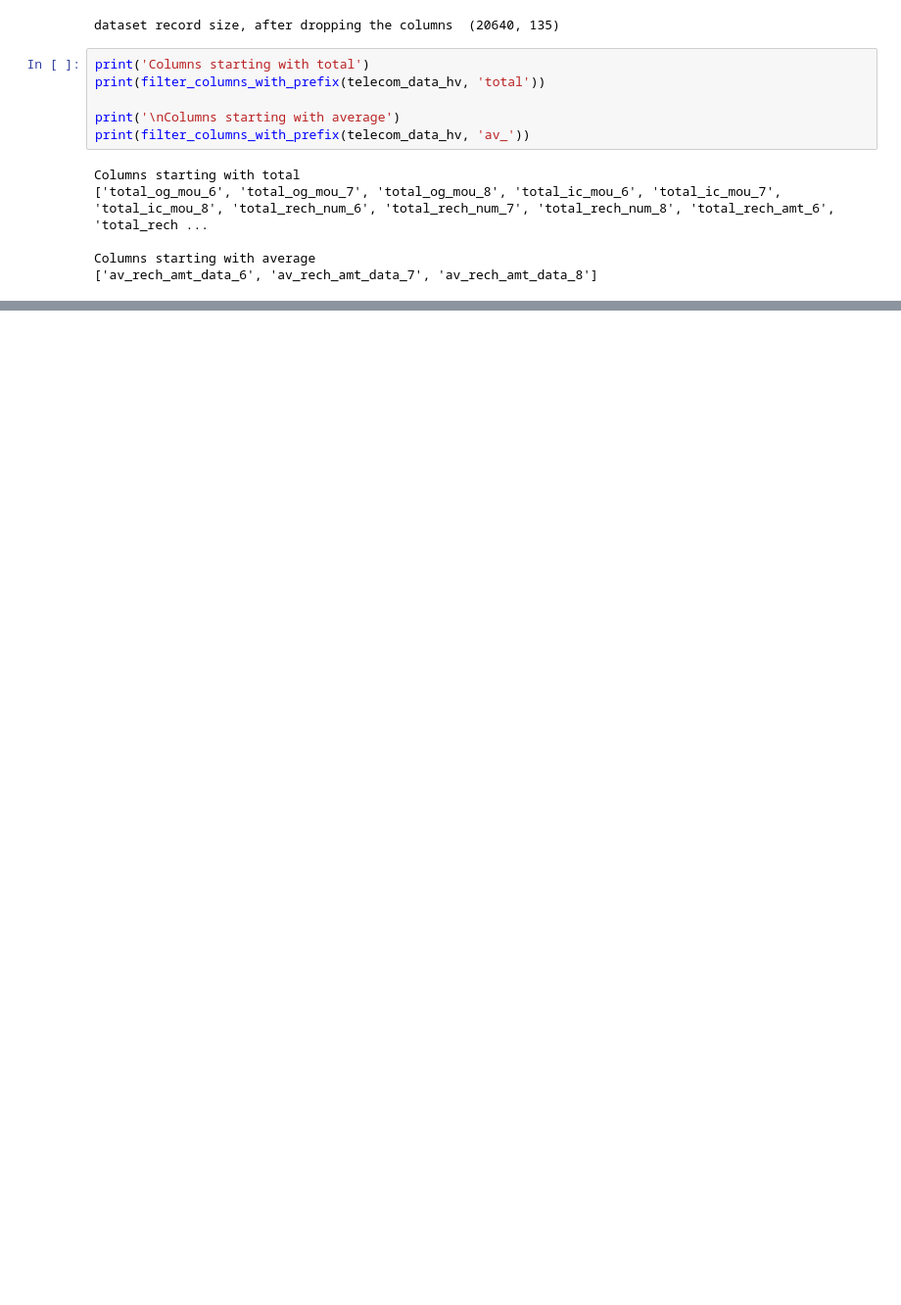
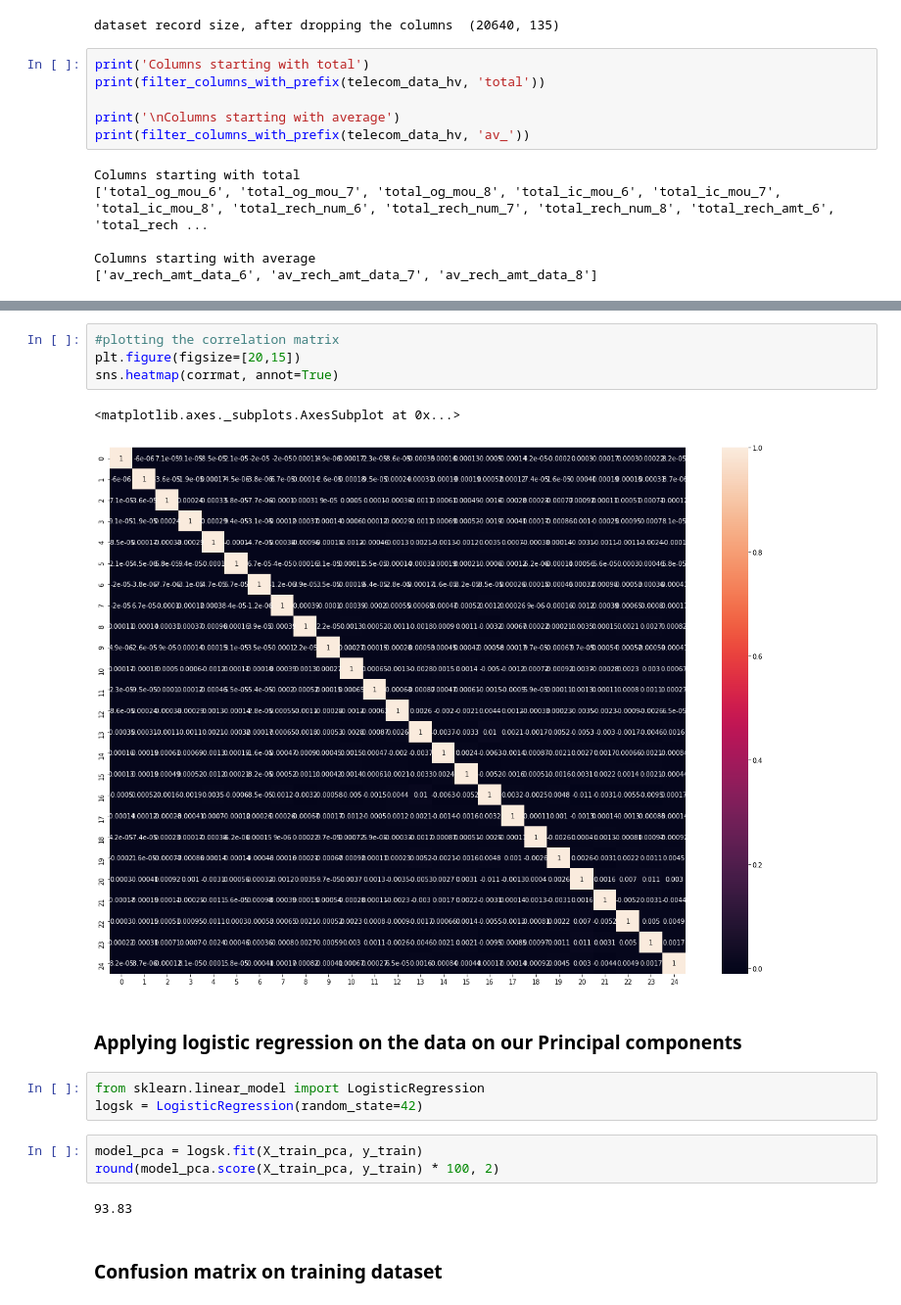
Before and after one commit to ps2420/telecom-churn-case-study, a Jupyter notebook: Pankaj_Singh_telecom_churn_case_Study.ipynb, the cells around one changed output, grey strips where cells are left out. Shown at 98% size. Cells and saved outputs as stored; diff of their text form; blank space fills up the shorter version.

Commit message:
uploading confusion matrix calculation

```diff
--- a/Pankaj_Singh_telecom_churn_case_Study.ipynb
+++ b/Pankaj_Singh_telecom_churn_case_Study.ipynb
@@ -820,0 +1152,19 @@ telecom_data_hv.describe(percentiles=[.25,.50,.75,.90,.95,.99])
+# %%
+#plotting the correlation matrix
+plt.figure(figsize=[20,15])
+sns.heatmap(corrmat, annot=True)
+# %% [output]
+<matplotlib.axes._subplots.AxesSubplot at 0x...>
+[figure, added]
+# %% [markdown]
+### Applying logistic regression on the data on our Principal components
+# %%
+from sklearn.linear_model import LogisticRegression
+logsk = LogisticRegression(random_state=42)
+# %%
+model_pca = logsk.fit(X_train_pca, y_train)
+round(model_pca.score(X_train_pca, y_train) * 100, 2)
+# %% [output]
+93.83
+# %% [markdown]
+### Confusion matrix on training dataset
```
Also changed, not shown: parts of 99 cells of this notebook.
